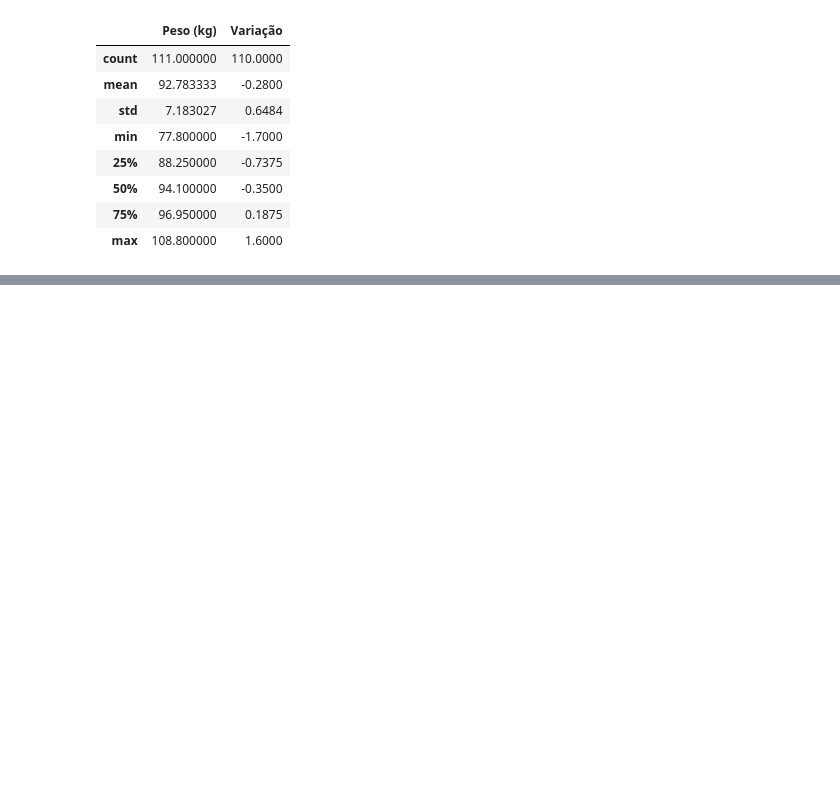
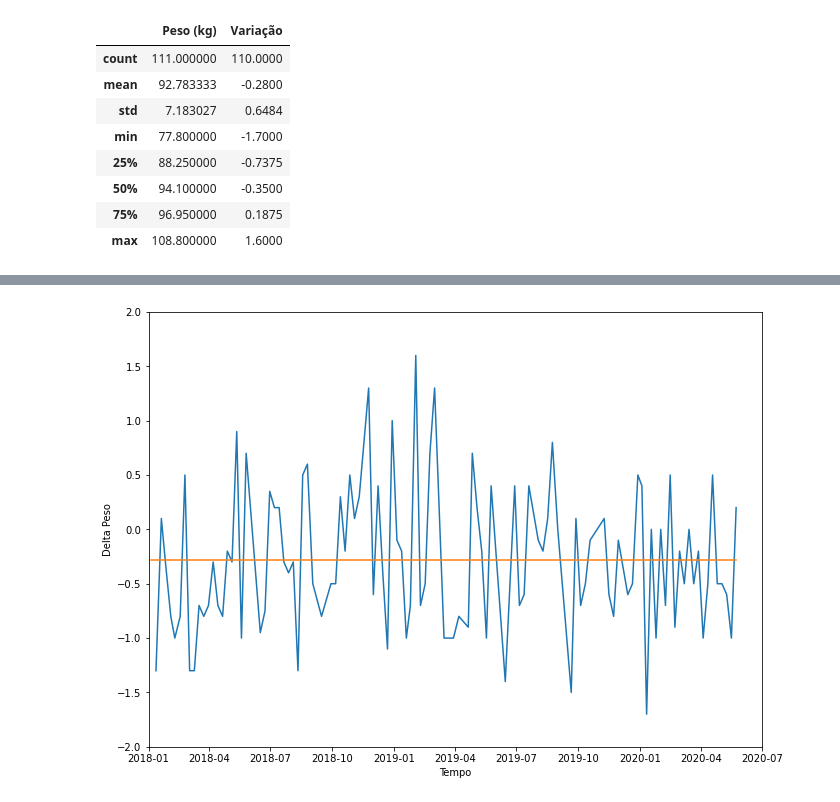
Before and after one commit to sambss/perdaDePeso, a Jupyter notebook: Perda de Peso.ipynb, the cells around one changed output, grey strips where cells are left out. Cells and saved outputs as stored; diff of their text form; code cells hidden in the pictures; blank space fills up the shorter version.

```diff
--- a/Perda de Peso.ipynb
+++ b/Perda de Peso.ipynb
@@ -73,0 +83,11 @@ plt.show()
+# %%
+sns.lineplot(x='Data', y= 'Variação',data=data)
+sns.lineplot(x='Data', y= data['Variação'].mean(),data=data)
+plt.xlabel('Tempo')
+plt.ylabel('Delta Peso')
+plt.xlim(dt.date(2018, 1, 1),dt.date(2020, 7, 1))
+plt.ylim(-2,2)
+plt.gcf().set_size_inches(11, 8)
+plt.show()
+# %% [output]
+[figure, added]
```
Also changed, not shown: parts of 3 cells of this notebook.
